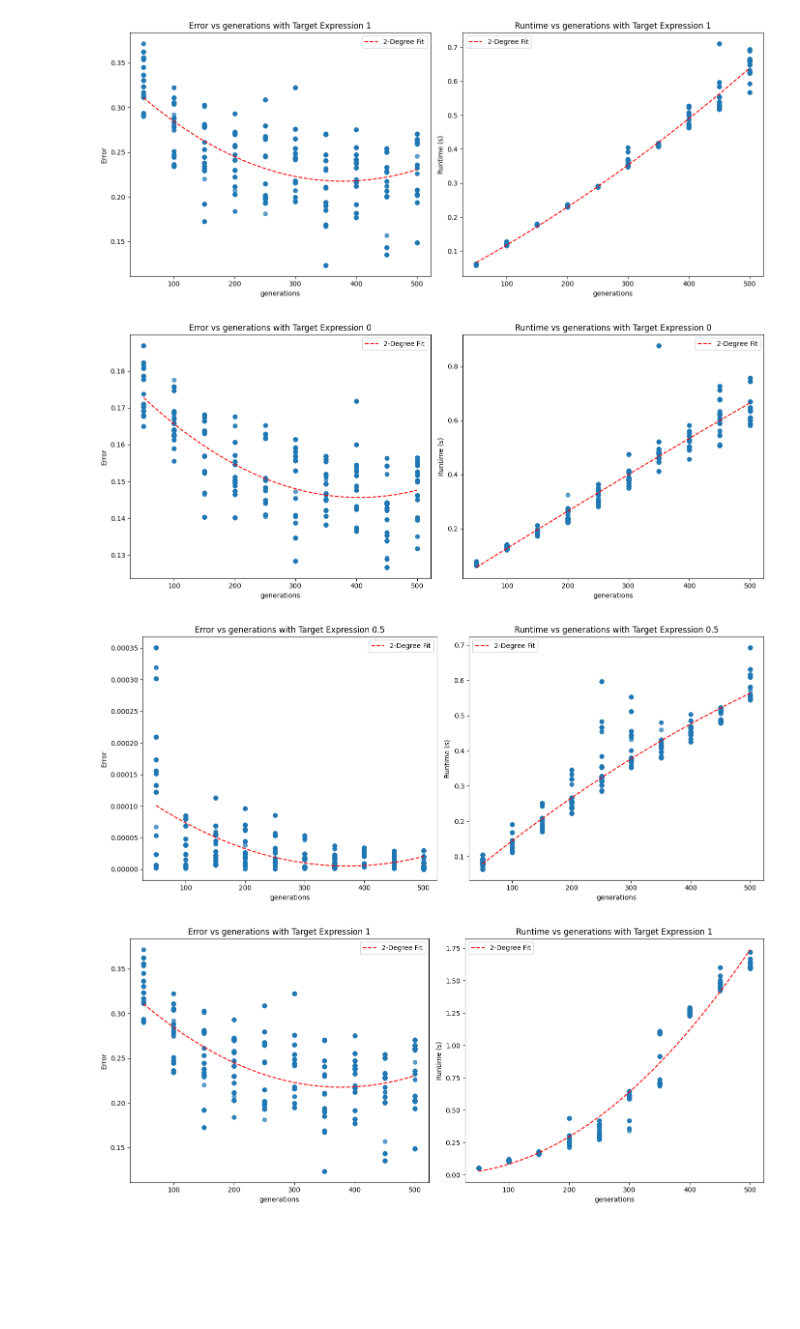
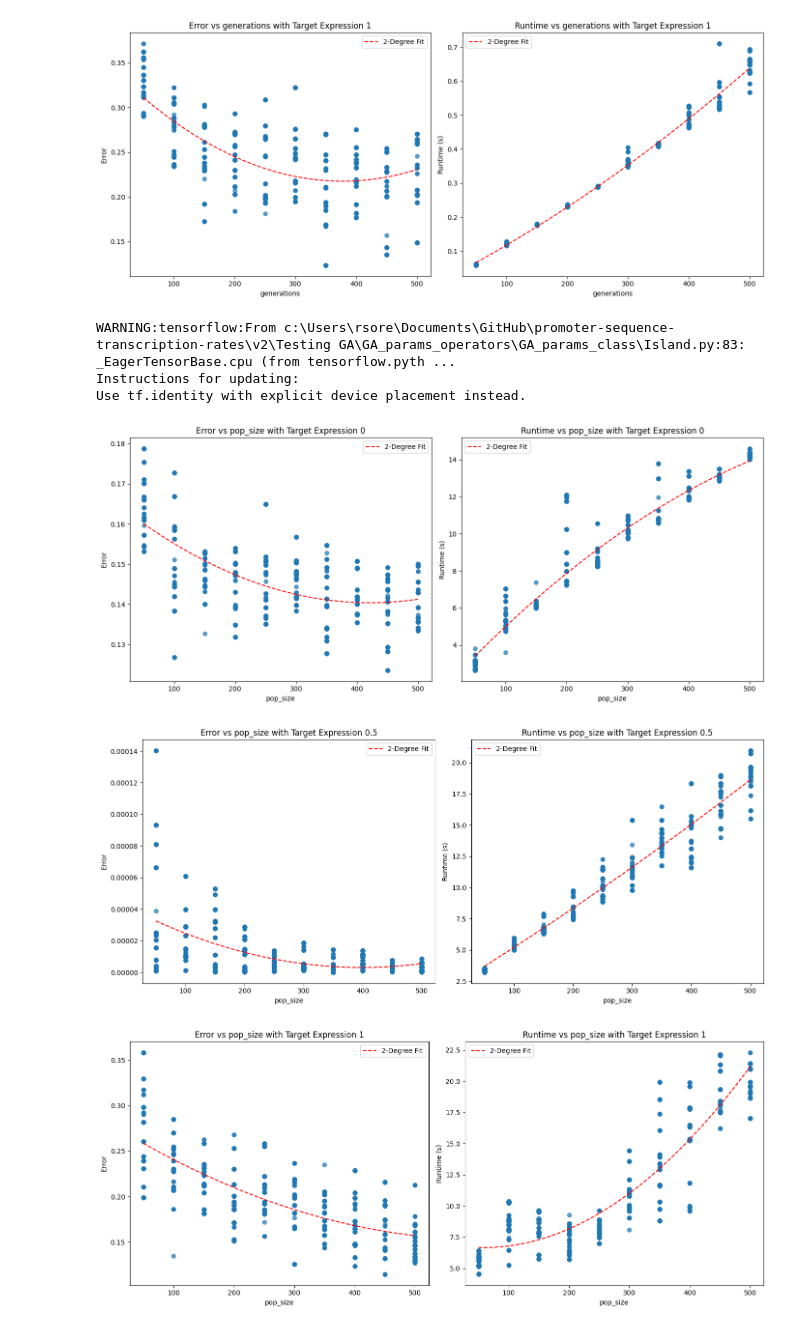
Before and after one commit to Rhys-sg/promoter-sequence-transcription-rates, a Jupyter notebook: v2/Testing GA/GA_params_operators/7_param_grid_search.ipynb, the cells around one changed output. Drawn from its saved outputs; the diff is of its cells as text; code cells hidden in the pictures; blank space fills up the shorter version.

```diff
--- a/v2/Testing GA/GA_params_operators/7_param_grid_search.ipynb
+++ b/v2/Testing GA/GA_params_operators/7_param_grid_search.ipynb
@@ -50,11 +50,14 @@ for target_expression in target_expressions:
 # %%
 # Find optimal population size
 
-results_df = test_params(param_ranges['generations'], 'generations', **kwargs)
+results_df = test_params(param_ranges['pop_size'], 'pop_size', **kwargs)
 for target_expression in target_expressions:
     filter_df = results_df[results_df['target_expression'] == target_expression]
-    scatter_plot(filter_df, target_expression, 'generations', polynomial_degree=2)
+    scatter_plot(filter_df, target_expression, 'pop_size', polynomial_degree=2)
 # %% [output]
+WARNING:tensorflow:From c:\Users\rsore\Documents\GitHub\promoter-sequence-transcription-rates\v2\Testing GA\GA_params_operators\GA_params_class\Island.py:83: _EagerTensorBase.cpu (from tensorflow.pyth ...
+Instructions for updating:
+Use tf.identity with explicit device placement instead.
-[figure, old version]
+[figure, new version]
-[figure, old version]
+[figure, new version]
-[figure, old version]
+[figure, new version]
```
Also changed, not shown: 6 other files.
